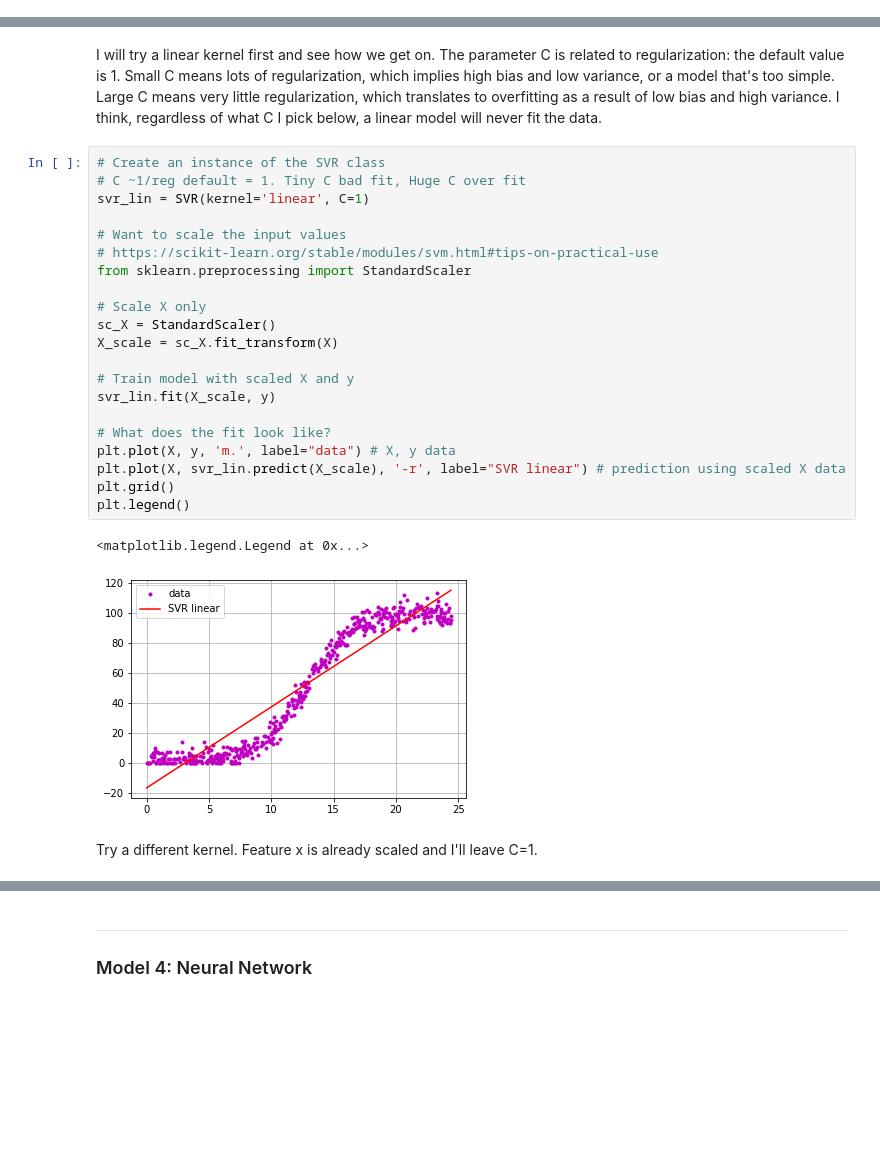
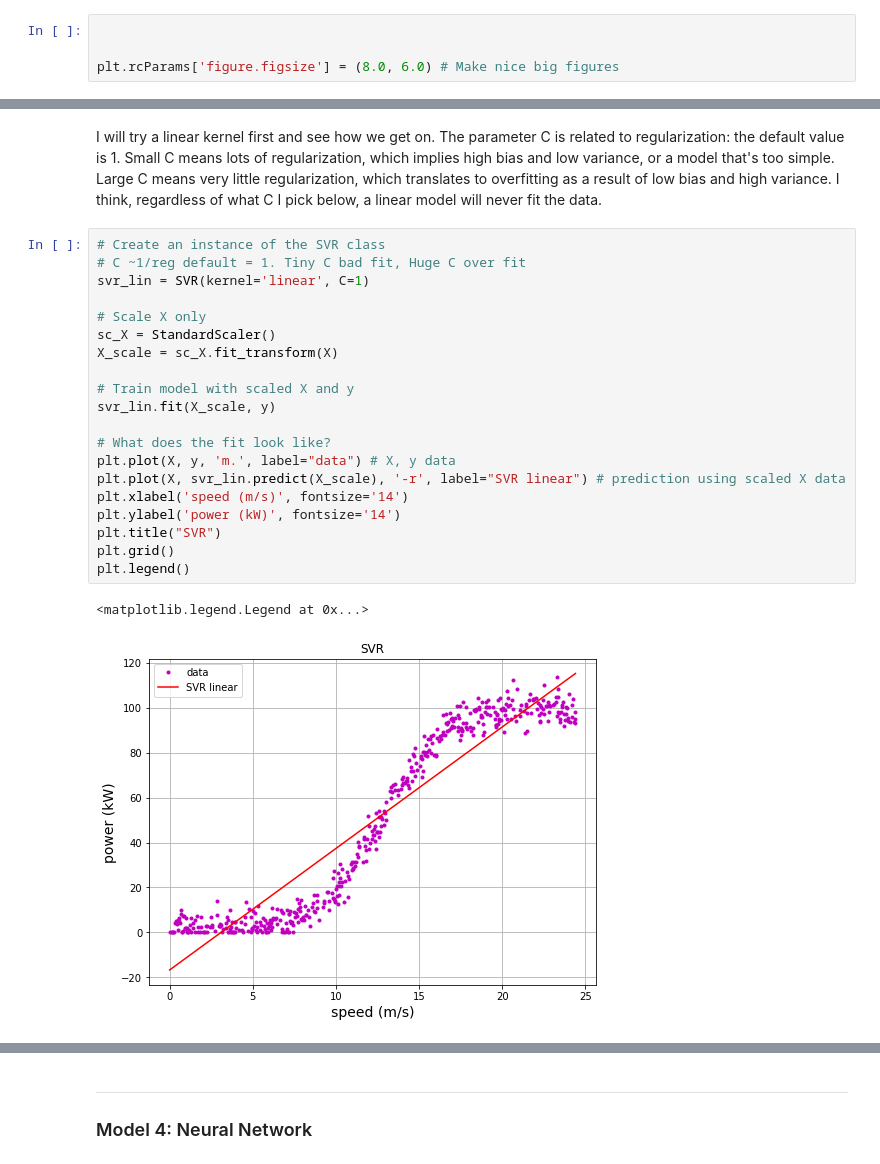
Before and after one commit to elizabethdaly/project-machine-learning, a Jupyter notebook: project-machine-learning.ipynb, the cells around one changed output, grey strips where cells are left out. Drawn from its saved outputs; the diff is of its cells as text; blank space fills up the shorter version.

```diff
--- a/project-machine-learning.ipynb
+++ b/project-machine-learning.ipynb
@@ -43,3 +46,7 @@ from sklearn.svm import SVR
+# %%
+
+
+plt.rcParams['figure.figsize'] = (8.0, 6.0) # Make nice big figures
 # %% [markdown]
 ## Data exploration
 Reference <span style='color:red'> [1 Geron] </span> suggests a number of steps to follow when beginning a new machine learning project. The very first is to get the data and explore it, so now I'll import the **powerproduction** dataset provided and have a look at it. I'll also keep an intact copy of the original dataset in a dataframe called dforig.
@@ -374,26 +386,23 @@ I will try a linear kernel first and see how we get on. The parameter C is relat
 # %%
 # Create an instance of the SVR class
 # C ~1/reg default = 1. Tiny C bad fit, Huge C over fit
 svr_lin = SVR(kernel='linear', C=1)
-
-# Want to scale the input values
-# https://scikit-learn.org/stable/modules/svm.html#tips-on-practical-use
-from sklearn.preprocessing import StandardScaler
 
 # Scale X only
 sc_X = StandardScaler()
 X_scale = sc_X.fit_transform(X)
 
 # Train model with scaled X and y
 svr_lin.fit(X_scale, y)
 
 # What does the fit look like?
 plt.plot(X, y, 'm.', label="data") # X, y data
 plt.plot(X, svr_lin.predict(X_scale), '-r', label="SVR linear") # prediction using scaled X data
+plt.xlabel('speed (m/s)', fontsize='14')
+plt.ylabel('power (kW)', fontsize='14')
+plt.title("SVR")
 plt.grid()
 plt.legend()
 # %% [output]
 <matplotlib.legend.Legend at 0x...>
-[figure, old version]
+[figure, new version]
-# %% [markdown]
-Try a different kernel. Feature x is already scaled and I'll leave C=1.
```
Also changed, not shown: parts of 29 cells of this notebook.
